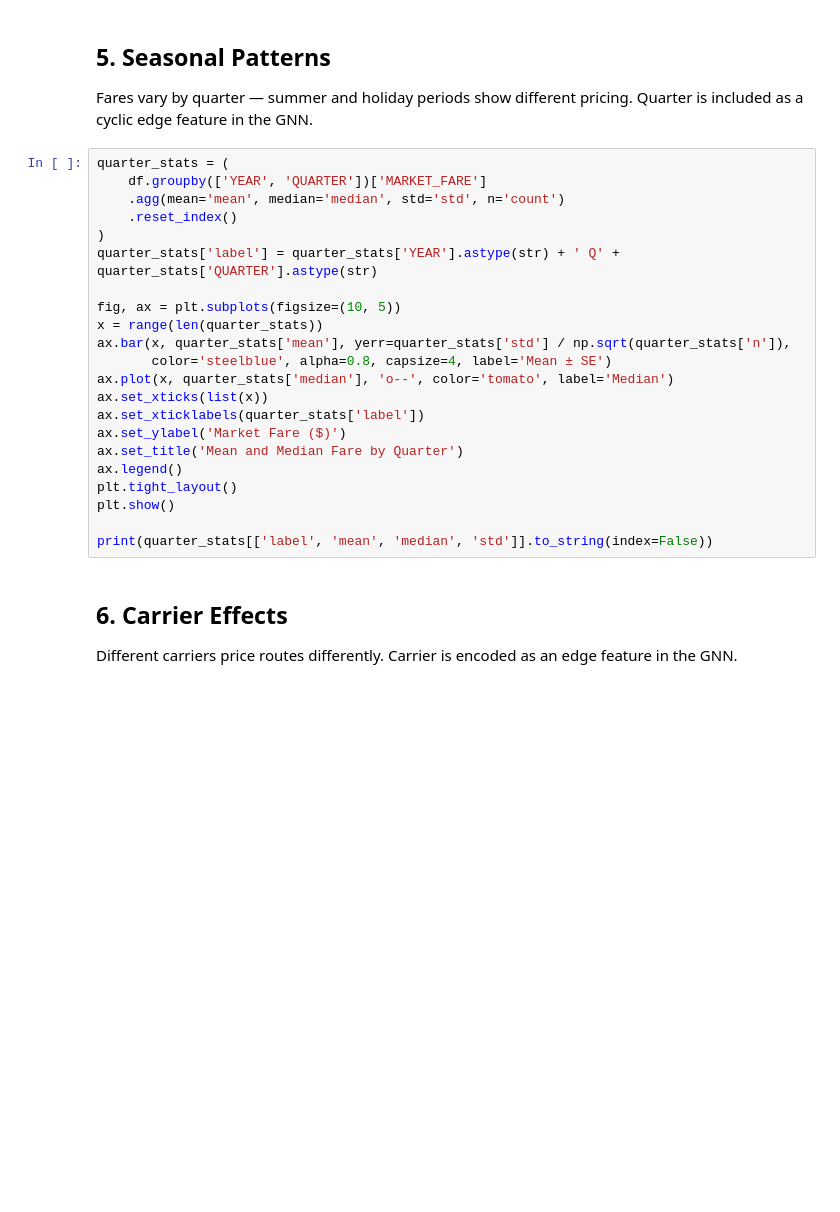
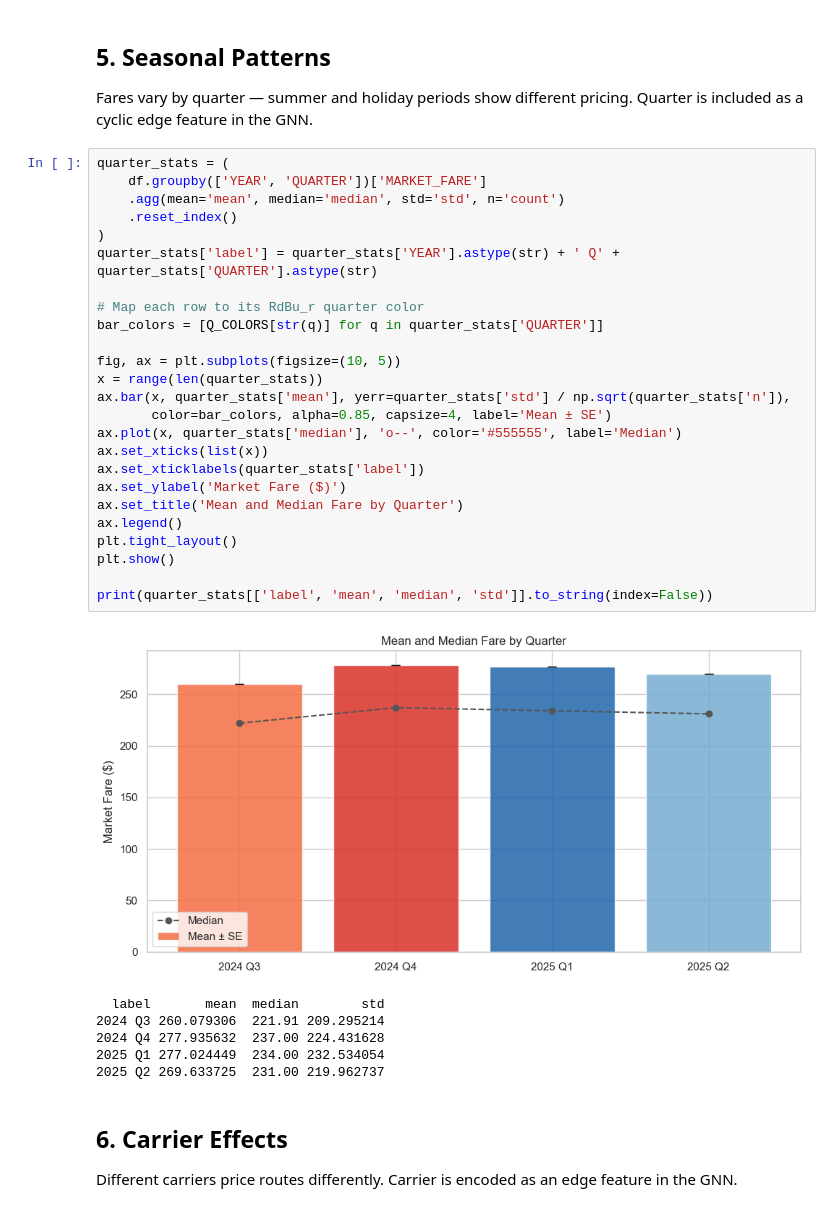
Before and after one commit to normangw/6600-neural-networks, a Jupyter notebook: technical-details/eda/eda.ipynb, the cells around one changed output. Cells and saved outputs as stored; diff of their text form; blank space fills up the shorter version.

```diff
--- a/technical-details/eda/eda.ipynb
+++ b/technical-details/eda/eda.ipynb
@@ -132,25 +203,35 @@ Fares vary by quarter — summer and holiday periods show different pricing. Qua
 # %%
 quarter_stats = (
     df.groupby(['YEAR', 'QUARTER'])['MARKET_FARE']
     .agg(mean='mean', median='median', std='std', n='count')
     .reset_index()
 )
 quarter_stats['label'] = quarter_stats['YEAR'].astype(str) + ' Q' + quarter_stats['QUARTER'].astype(str)
 
+# Map each row to its RdBu_r quarter color
+bar_colors = [Q_COLORS[str(q)] for q in quarter_stats['QUARTER']]
+
 fig, ax = plt.subplots(figsize=(10, 5))
 x = range(len(quarter_stats))
 ax.bar(x, quarter_stats['mean'], yerr=quarter_stats['std'] / np.sqrt(quarter_stats['n']),
-       color='steelblue', alpha=0.8, capsize=4, label='Mean ± SE')
-ax.plot(x, quarter_stats['median'], 'o--', color='tomato', label='Median')
+       color=bar_colors, alpha=0.85, capsize=4, label='Mean ± SE')
+ax.plot(x, quarter_stats['median'], 'o--', color='#555555', label='Median')
 ax.set_xticks(list(x))
 ax.set_xticklabels(quarter_stats['label'])
 ax.set_ylabel('Market Fare ($)')
 ax.set_title('Mean and Median Fare by Quarter')
 ax.legend()
 plt.tight_layout()
 plt.show()
 
 print(quarter_stats[['label', 'mean', 'median', 'std']].to_string(index=False))
+# %% [output]
+[figure, added]
+  label       mean  median        std
+2024 Q3 260.079306  221.91 209.295214
+2024 Q4 277.935632  237.00 224.431628
+2025 Q1 277.024449  234.00 232.534054
+2025 Q2 269.633725  231.00 219.962737
 # %% [markdown]
 ## 6. Carrier Effects
 
```
Also changed, not shown: parts of 10 cells of this notebook, 1 other file.
